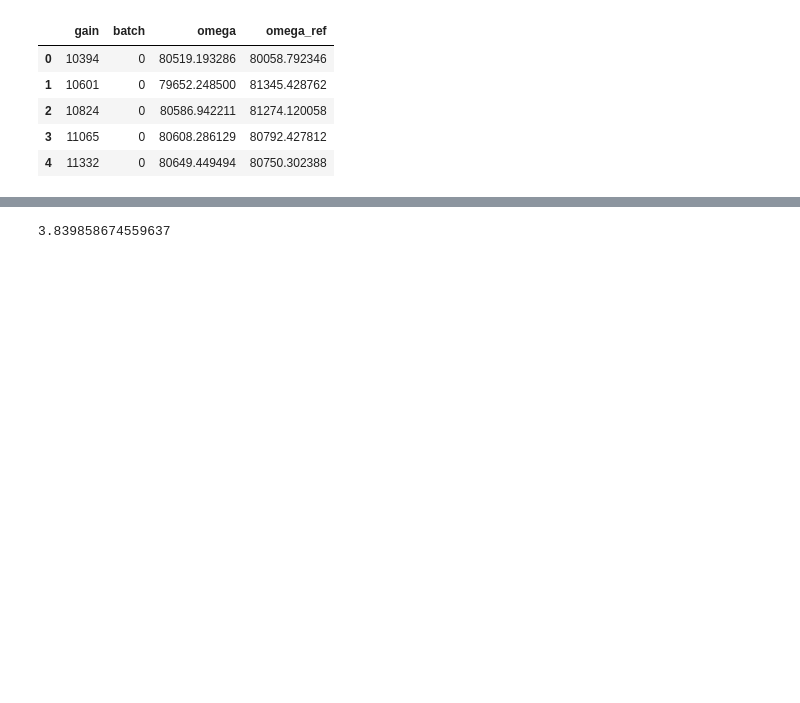
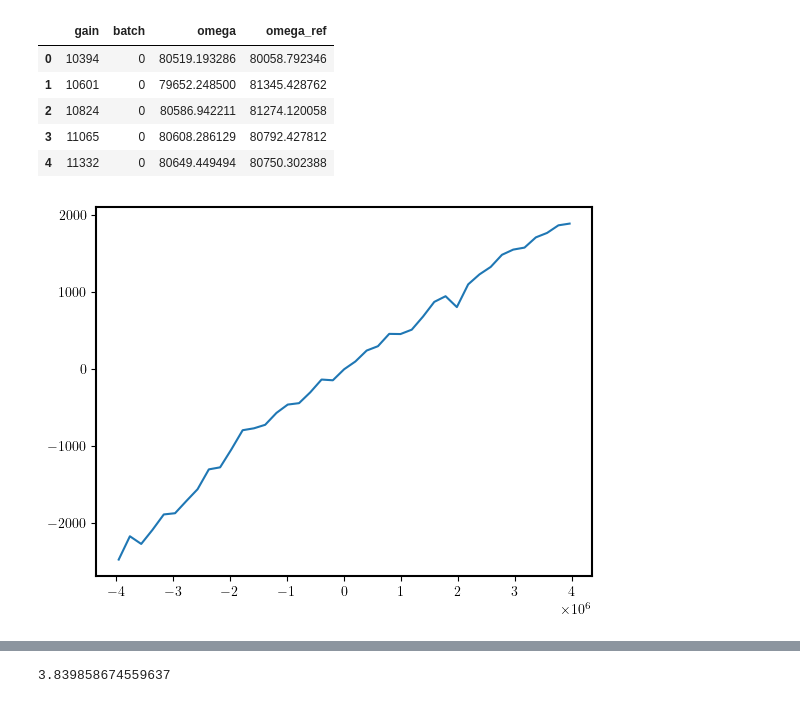
Before and after one commit to QuantumAdventures/non-linearity-experiment, a Jupyter notebook: notebooks/2. Analysis Shift.ipynb, the cells around one changed output, grey strips where cells are left out. Saved outputs shown, nothing was run; the diff lists cells and outputs as text; code cells hidden in the pictures; blank space fills up the shorter version.

```diff
--- a/notebooks/2. Analysis Shift.ipynb
+++ b/notebooks/2. Analysis Shift.ipynb
@@ -82,0 +87,5 @@ y = filt_df['shift'].values
+# %%
+plt.plot(gains, -median_shifts)
+plt.show()
+# %% [output]
+[figure, added]
```
Also changed, not shown: parts of 7 cells of this notebook, 6 other files.
